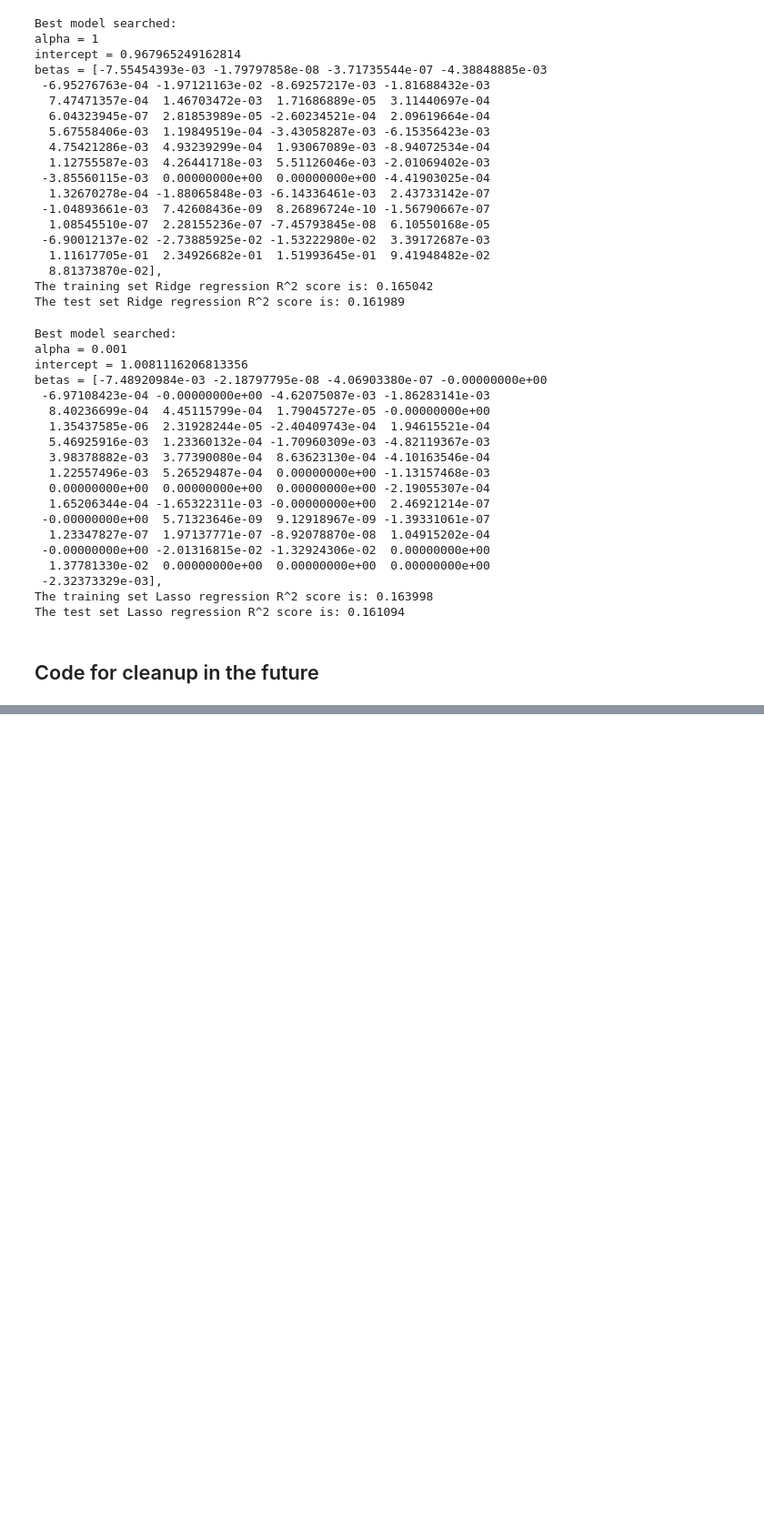
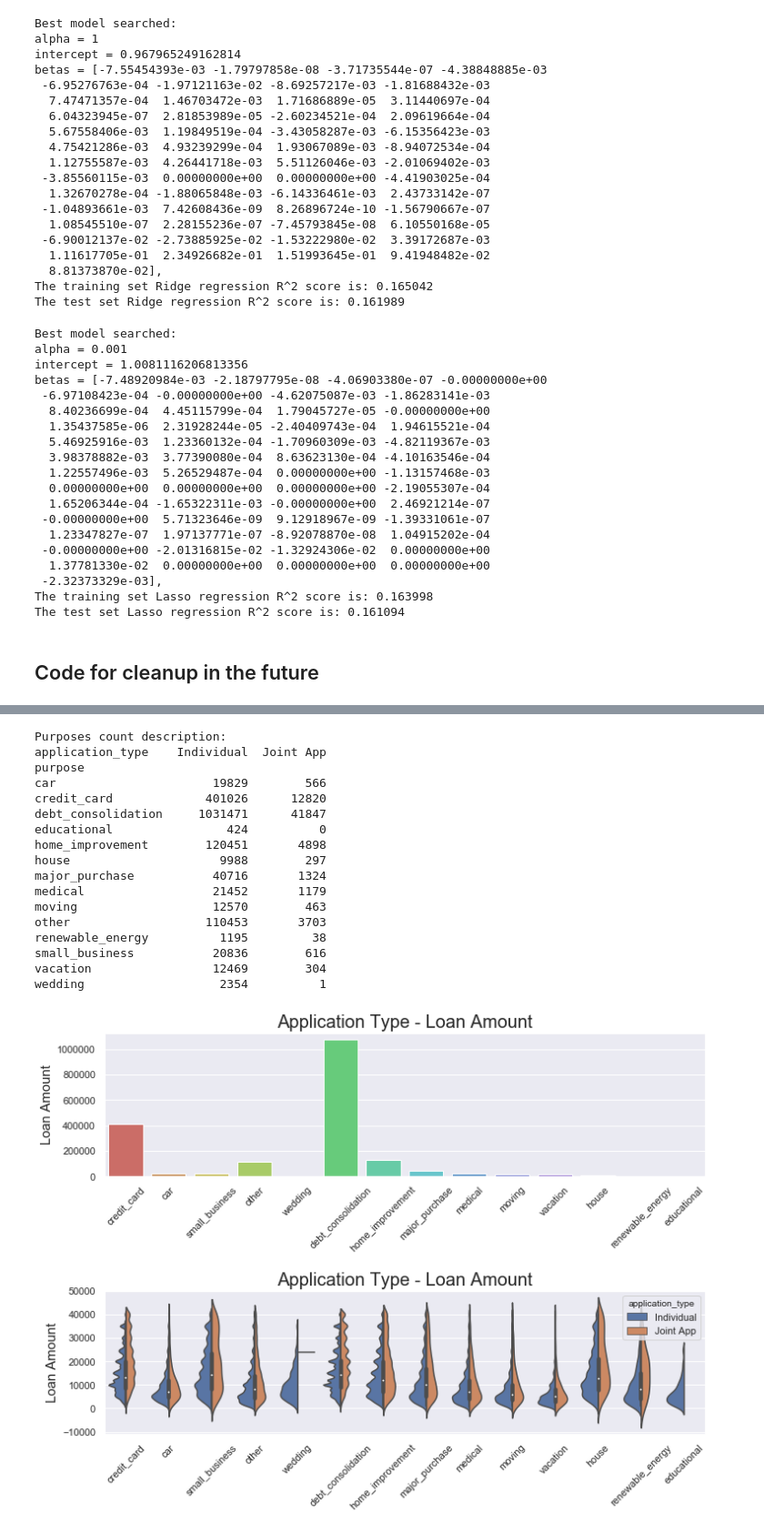
Before and after one commit to Polkaguy/Final-Project, a Jupyter notebook: Primary Notbook.ipynb, the cells around one changed output, grey strips where cells are left out. Shown at 91% size. Cells and saved outputs as stored; diff of their text form; code cells hidden in the pictures; blank space fills up the shorter version.

```diff
--- a/Primary Notbook.ipynb
+++ b/Primary Notbook.ipynb
@@ -535,0 +668,44 @@ for i in order:
+# %%
+# Explore Loan Purpose
+print("Purposes count description: ")
+print(pd.crosstab(df.purpose, df.application_type))
+
+plt.figure(figsize = (12,8))
+
+plt.subplot(211)
+g = sns.countplot(x="purpose",data=df,
+                  palette='hls')
+g.set_xticklabels(g.get_xticklabels(),rotation=45)
+g.set_title("Application Type - Loan Amount", fontsize=20)
+g.set_xlabel("", fontsize=15)
+g.set_ylabel("Loan Amount", fontsize=15)
+
+plt.subplot(212)
+g1 = sns.violinplot(x="purpose",y="loan_amnt",data=df,
+               hue="application_type", split=True)
+g1.set_xticklabels(g1.get_xticklabels(),rotation=45)
+g1.set_title("Application Type - Loan Amount", fontsize=20)
+g1.set_xlabel("", fontsize=15)
+g1.set_ylabel("Loan Amount", fontsize=15)
+
+plt.subplots_adjust(wspace = 0.2, hspace = 0.8,top = 0.9)
+plt.show()
+# %% [output]
+Purposes count description:
+application_type    Individual  Joint App
+purpose
+car                      19829        566
+credit_card             401026      12820
+debt_consolidation     1031471      41847
+educational                424          0
+home_improvement        120451       4898
+house                     9988        297
+major_purchase           40716       1324
+medical                  21452       1179
+moving                   12570        463
+other                   110453       3703
+renewable_energy          1195         38
+small_business           20836        616
+vacation                 12469        304
+wedding                   2354          1
+[figure, added]
```
Also changed, not shown: parts of 13 cells of this notebook.
